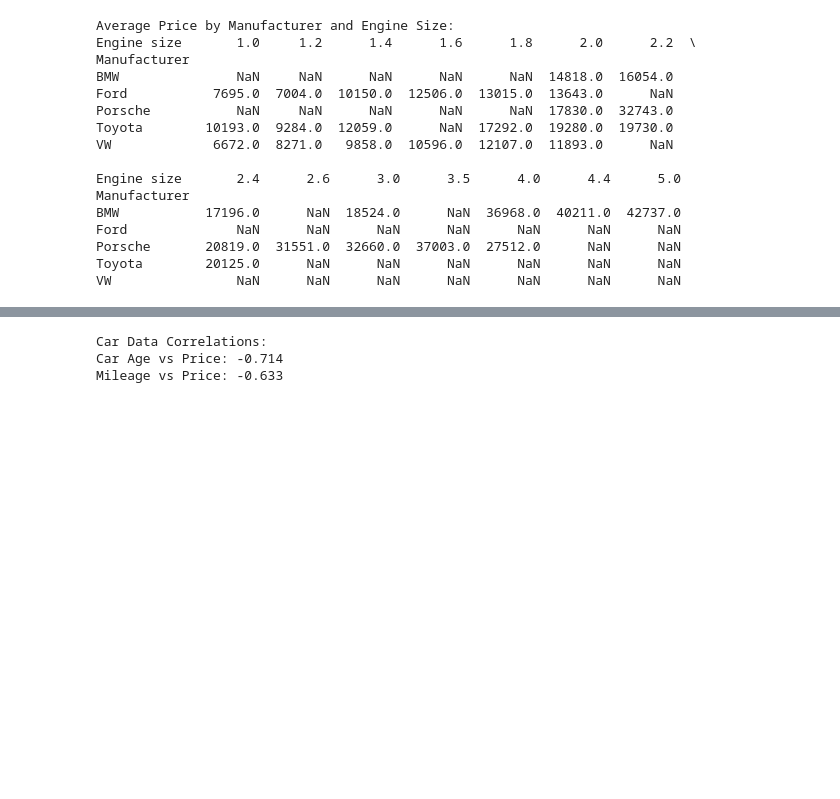
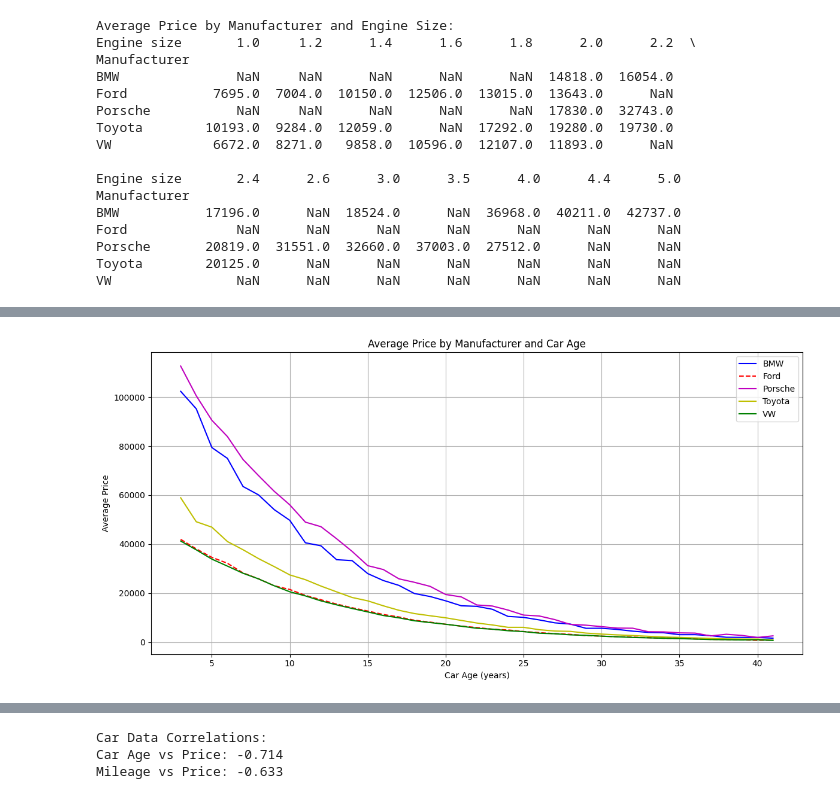
Before and after one commit to jb00753/Data-Analytics, a Jupyter notebook: Project1.ipynb, the cells around one changed output, grey strips where cells are left out. Saved outputs shown, nothing was run; the diff lists cells and outputs as text; code cells hidden in the pictures; blank space fills up the shorter version.

```diff
--- a/Project1.ipynb
+++ b/Project1.ipynb
@@ -379,0 +398,25 @@ In the box below is the code to determine the correlation coefficient. It shows
+# %%
+# Graph 2: Line graph (from pivot2)
+plt.figure(figsize=(12, 6))
+
+bmw_prices = pivot2.loc['BMW']
+ford_prices = pivot2.loc['Ford']
+porsche_prices = pivot2.loc['Porsche']
+toyota_prices = pivot2.loc['Toyota']
+vw_prices = pivot2.loc['VW']
+
+plt.plot(bmw_prices, 'b-', label='BMW')
+plt.plot(ford_prices, 'r--', label='Ford')
+plt.plot(porsche_prices, 'm-', label='Porsche')
+plt.plot(toyota_prices, 'y-', label='Toyota')
+plt.plot(vw_prices, 'g', label='VW')
+
+plt.title('Average Price by Manufacturer and Car Age')
+plt.xlabel('Car Age (years)')
+plt.ylabel('Average Price')
+plt.legend()
+plt.grid(True)
+plt.tight_layout()
+plt.show()
+# %% [output]
+[figure, added]
```
Also changed, not shown: parts of 18 cells of this notebook.
